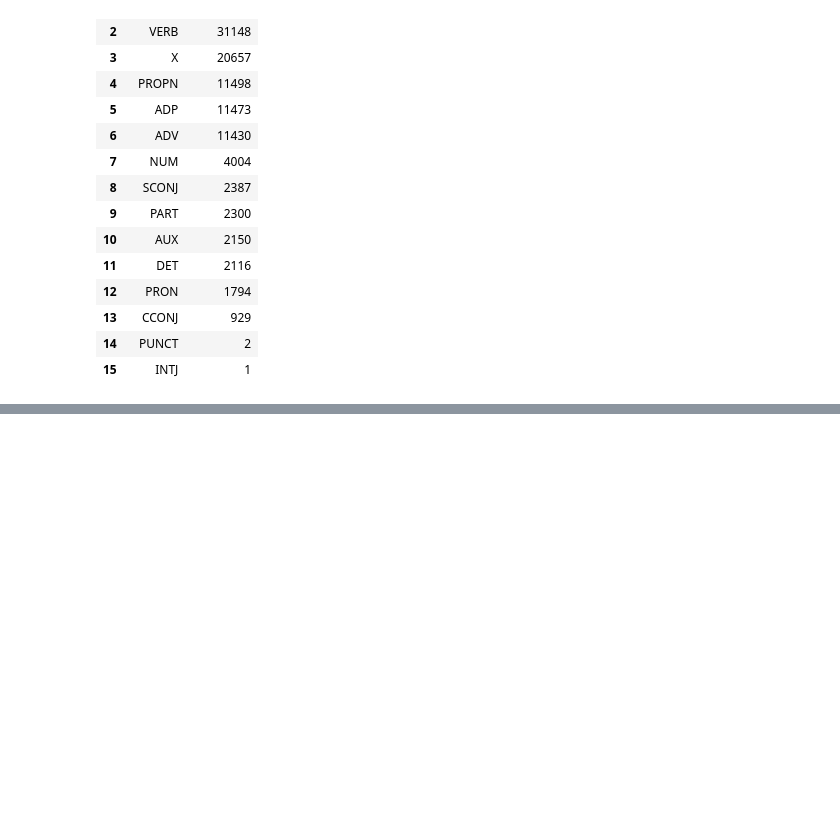
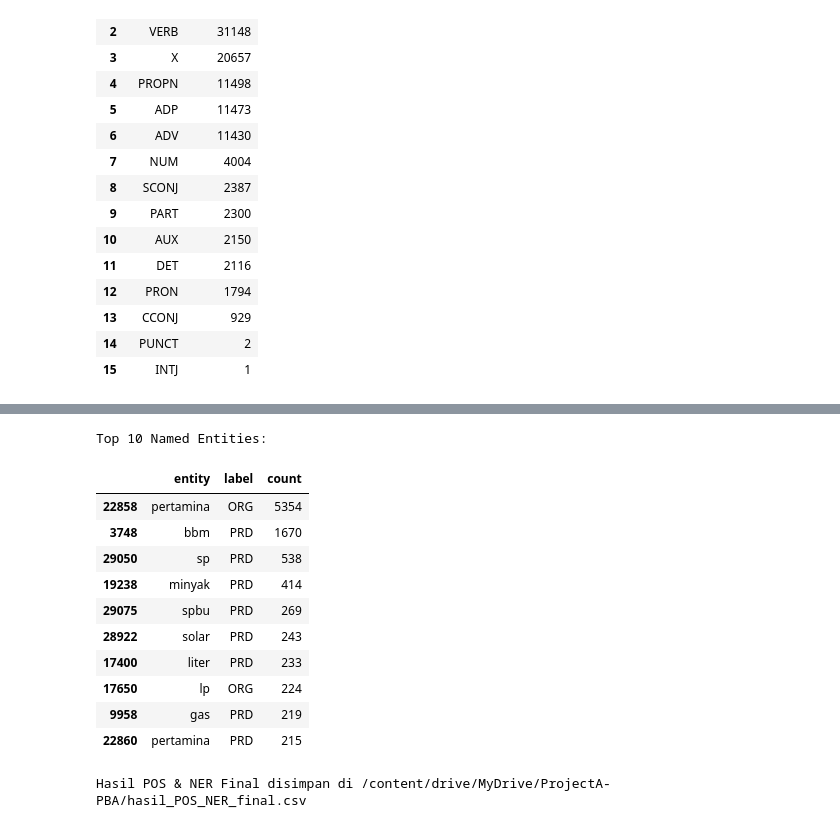
Before and after one commit to ayualfia/5026231033, a Jupyter notebook: Notebook/4_POS_&_NER.ipynb, the cells around one changed output, grey strips where cells are left out. Cells and saved outputs as stored; diff of their text form; code cells hidden in the pictures; blank space fills up the shorter version.

```diff
--- a/Notebook/4_POS_&_NER.ipynb
+++ b/Notebook/4_POS_&_NER.ipynb
@@ -246,0 +478,35 @@ pos_counts
+# %%
+# ===========================
+# NER Frequency
+# ===========================
+top_ner = (
+    df_ner_detail.groupby(['entity','label'])
+    .size()
+    .reset_index(name='count')
+    .sort_values(by='count', ascending=False)
+)
+
+print("\nTop 10 Named Entities:")
+top_ner.head(10)
+# %% [output]
+Top 10 Named Entities:
+|  | entity | label | count |
+| 22858 | pertamina | ORG | 5354 |
+| 3748 | bbm | PRD | 1670 |
+| 29050 | sp | PRD | 538 |
+| 19238 | minyak | PRD | 414 |
+| 29075 | spbu | PRD | 269 |
+| 28922 | solar | PRD | 243 |
+| 17400 | liter | PRD | 233 |
+| 17650 | lp | ORG | 224 |
+| 9958 | gas | PRD | 219 |
+| 22860 | pertamina | PRD | 215 |
+# %%
+# ==============================
+# Simpan CSV Final POS + NER
+# ==============================
+output_file = '/content/drive/MyDrive/ProjectA-PBA/hasil_POS_NER_final.csv'
+df.to_csv(output_file,index=False)
+print(f"Hasil POS & NER Final disimpan di {output_file}")
+# %% [output]
+Hasil POS & NER Final disimpan di /content/drive/MyDrive/ProjectA-PBA/hasil_POS_NER_final.csv
```
Also changed, not shown: parts of 11 cells of this notebook.
